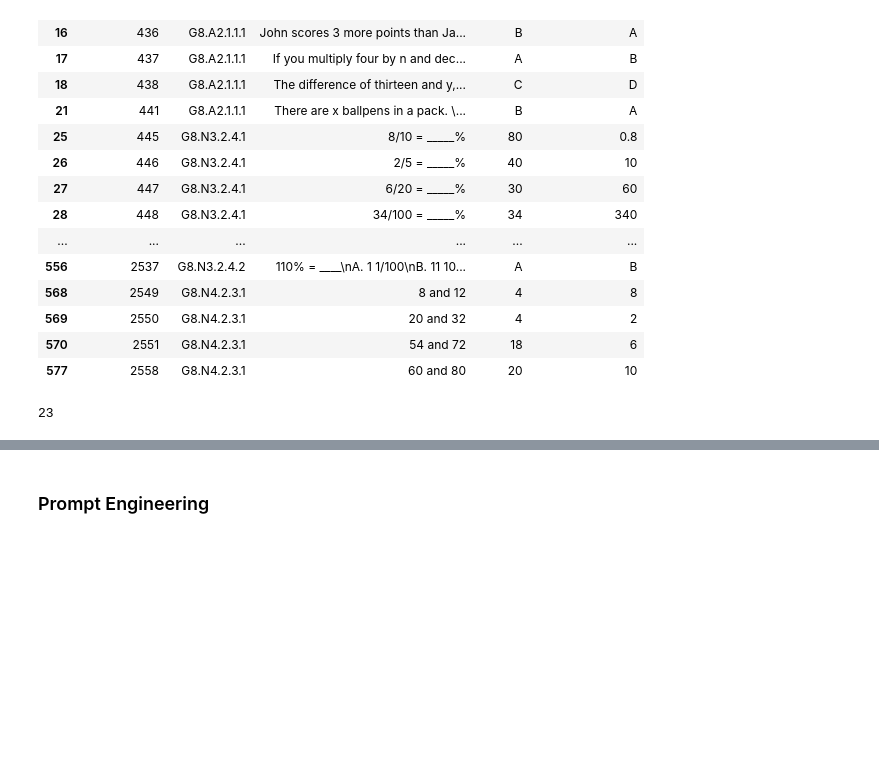
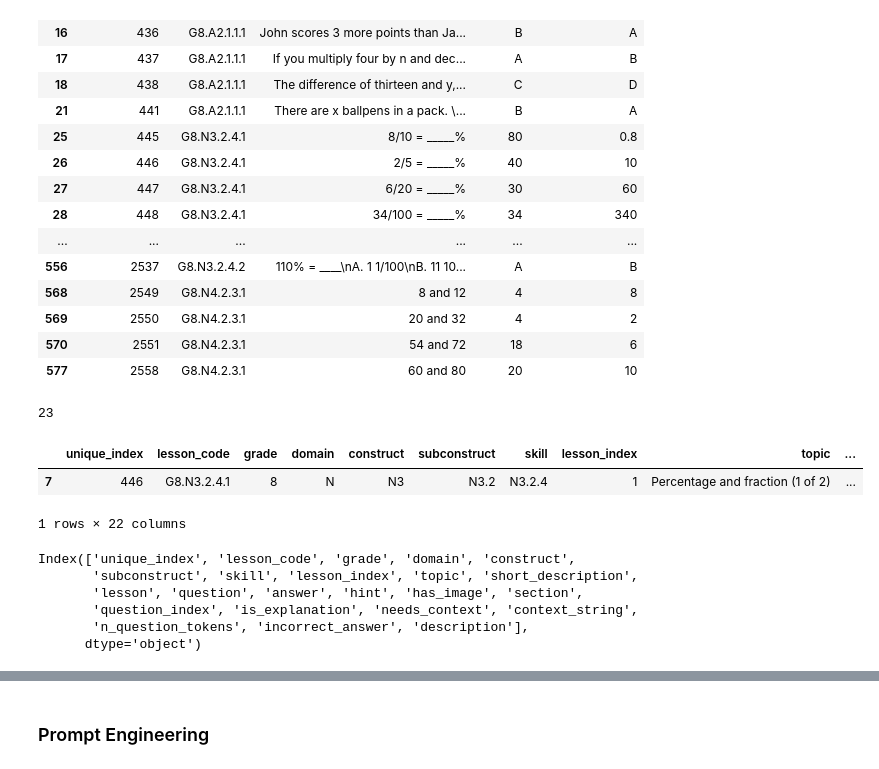
Before and after one commit to DigitalHarborFoundation/llm-math-education, a Jupyter notebook: notebook/HintPromptEngineering.ipynb, the cells around one changed output, grey strips where cells are left out. Saved outputs shown, nothing was run; the diff lists cells and outputs as text; code cells hidden in the pictures; blank space fills up the shorter version.

```diff
--- a/notebook/HintPromptEngineering.ipynb
+++ b/notebook/HintPromptEngineering.ipynb
@@ -111,3 +111,10 @@ sdf = sdf[~sdf.unique_index.isin(exclude_indices)]
 len(sdf)
 # %% [output]
 23
+# %%
+question_df = sdf.reset_index(drop=True)
+question_df.sample(n=1)
+# %% [output]
+|  | unique_index | lesson_code | grade | domain | construct | subconstruct | skill | lesson_index | topic | ... |
+| 7 | 446 | G8.N3.2.4.1 | 8 | N | N3 | N3.2 | N3.2.4 | 1 | Percentage and fraction (1 of 2) | ... |
+1 rows × 22 columns
@@ -113,0 +139,9 @@ len(sdf)
+# %%
+question_df.columns
+# %% [output]
+Index(['unique_index', 'lesson_code', 'grade', 'domain', 'construct',
+       'subconstruct', 'skill', 'lesson_index', 'topic', 'short_description',
+       'lesson', 'question', 'answer', 'hint', 'has_image', 'section',
+       'question_index', 'is_explanation', 'needs_context', 'context_string',
+       'n_question_tokens', 'incorrect_answer', 'description'],
+      dtype='object')
```
Also changed, not shown: parts of 7 cells of this notebook, 4 other files.
